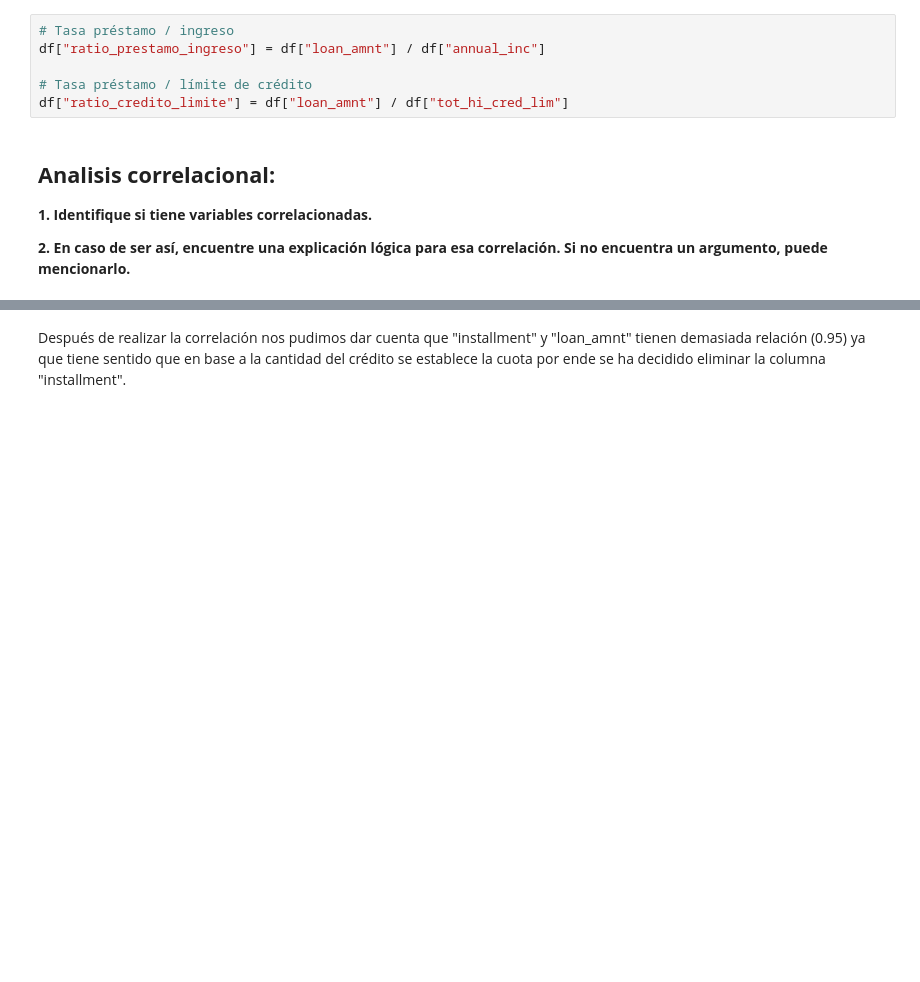
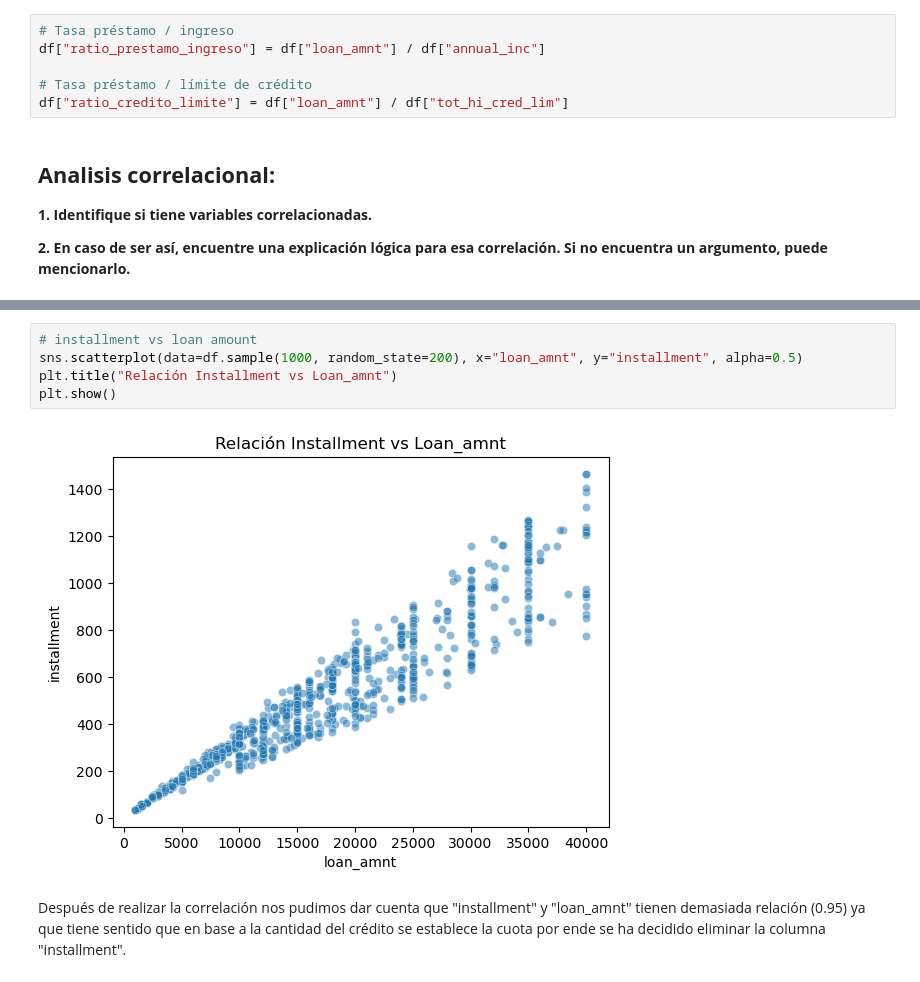
Before and after one commit to BryanTorresM/Proyecto_Produbanco, a Jupyter notebook: proyecto.ipynb, the cells around one changed output, grey strips where cells are left out. Cells and saved outputs as stored; diff of their text form; blank space fills up the shorter version.

```diff
--- a/proyecto.ipynb
+++ b/proyecto.ipynb
@@ -243,3 +245,10 @@ sns.heatmap(corr, annot=True, cmap="coolwarm", center=0)
+# %%
+# installment vs loan amount
+sns.scatterplot(data=df.sample(1000, random_state=200), x="loan_amnt", y="installment", alpha=0.5)
+plt.title("Relación Installment vs Loan_amnt")
+plt.show()
+# %% [output]
+[figure, added]
 # %% [markdown]
 Después de realizar la correlación nos pudimos dar cuenta que "installment" y "loan_amnt" tienen demasiada relación (0.95) ya que tiene sentido que en base a la cantidad del crédito se establece la cuota por ende se ha decidido eliminar la columna "installment".
 # %%
```
Also changed, not shown: parts of 2 cells of this notebook.
